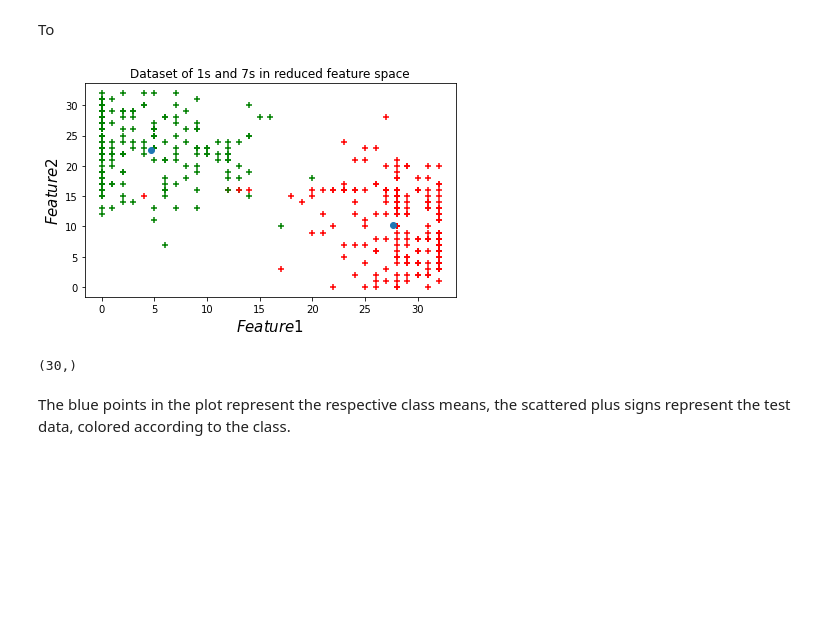
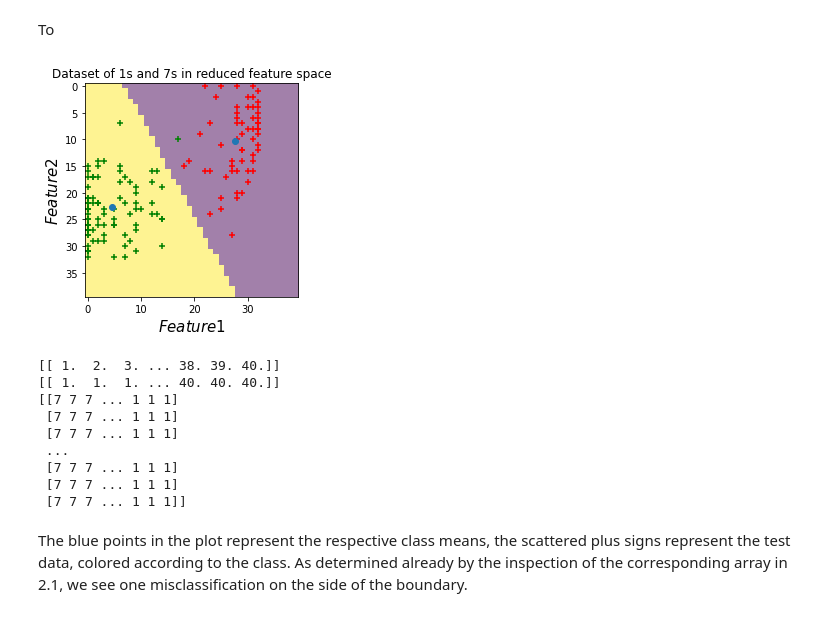
Before and after one commit to kdidi99/ml_fundamentals_hd, a Jupyter notebook: qda_lda.ipynb, the cells around one changed output. Drawn from its saved outputs; the diff is of its cells as text; code cells hidden in the pictures; blank space fills up the shorter version.

```diff
--- a/qda_lda.ipynb
+++ b/qda_lda.ipynb
@@ -177,33 +177,52 @@ As can be seen in the result array above, there was only one misclassification i
 # %% [markdown]
 To
 # %%
-#create dataset for pixel image
-#X_plot = np.array(0, np.linspace(1,10,num=10))#?
-#y_plot, means_plot = nearest_mean(X_train, y_train, X_plot)#?
+#create dataset for pixel image (40x40 instead of 200x200 since it caused a big distortion in the graph in that case)
+f1 = np.linspace(1, 40, num=40)
+f2 = np.linspace(1, 40, num=40)
+xx, yy = np.meshgrid(f1,f2)
+xx = xx.reshape(1,1600)
+yy = yy.reshape(1,1600)
+X_plot = np.dstack((xx,yy))
+y_plot, means_plot = nearest_mean(X_train, y_train, X_plot)#?
+y_plot = y_plot[:,0]
+y_plot = y_plot.reshape(40,40)
+#y_plot = y_plot.reshape(25,25)
 
+#plot the pixel image dataset
 fig, ax = plt.subplots()
-color= ['red' if y == 1 else 'green' for y in y_filter]
+color= ['red' if y == 1 else 'green' for y in y_test]
 #color2= ['red' if y == 1 else 'green' for y in y_plot]#?
 
-f1 = np.linspace(1, 30, num=30)
-f2 = np.linspace(1, 30, num=30)
-xx, yy = np.meshgrid(f1,f2)
 
-#ax.imshow(X_plot, cmap = color2)#?
+
+ax.imshow(y_plot, alpha = 0.5)#?
 #ax.pcolor(x, y, z, cmap='RdBu')?
 #ax.plot(xx, yy, ls="None", marker=".")
-ax.scatter(reduced_x[:,0], reduced_x[:,1], c=color, marker = "+")
+ax.scatter(X_test[:,0], X_test[:,1], c=color, marker = "+")
 ax.scatter(means[:,0], means[:,1], marker = "o")
 
 ax.set_xlabel(r'$Feature 1$', fontsize=15)
 ax.set_ylabel(r'$Feature 2$', fontsize=15)
 ax.set_title('Dataset of 1s and 7s in reduced feature space')
 
 fig.tight_layout()
 plt.show()
 f1.shape
+print(xx)
+print(yy)
+print(y_plot)
 # %% [output]
-[figure, old version]
+[figure, new version]
-(30,)
+[[ 1.  2.  3. ... 38. 39. 40.]]
+[[ 1.  1.  1. ... 40. 40. 40.]]
+[[7 7 7 ... 1 1 1]
+ [7 7 7 ... 1 1 1]
+ [7 7 7 ... 1 1 1]
+ ...
+ [7 7 7 ... 1 1 1]
+ [7 7 7 ... 1 1 1]
+ [7 7 7 ... 1 1 1]]
 # %% [markdown]
 The blue points in the plot represent the respective class means, the scattered plus signs represent the test data, colored according to the class.
+As determined already by the inspection of the corresponding array in 2.1, we see one misclassification on the side of the boundary.
```
